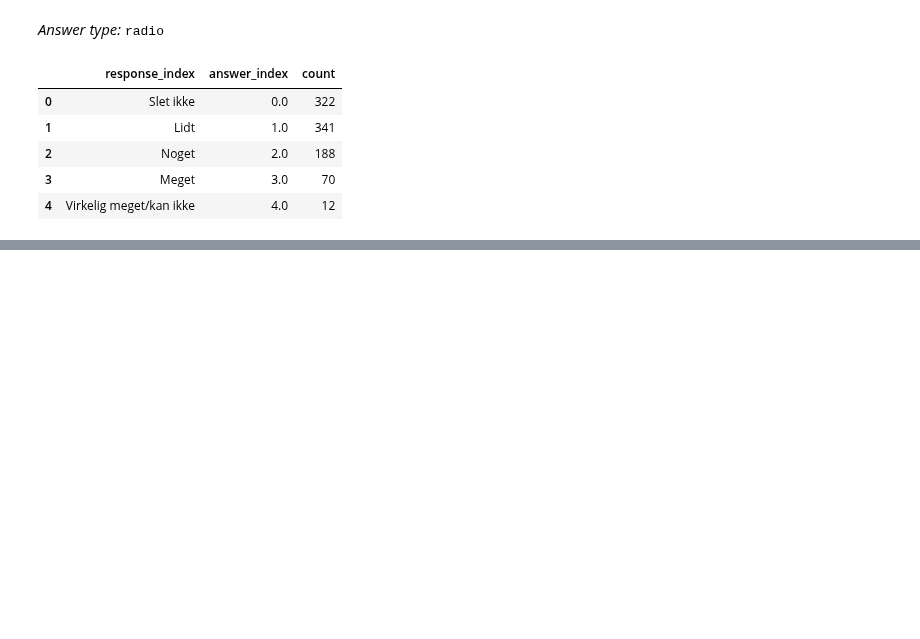
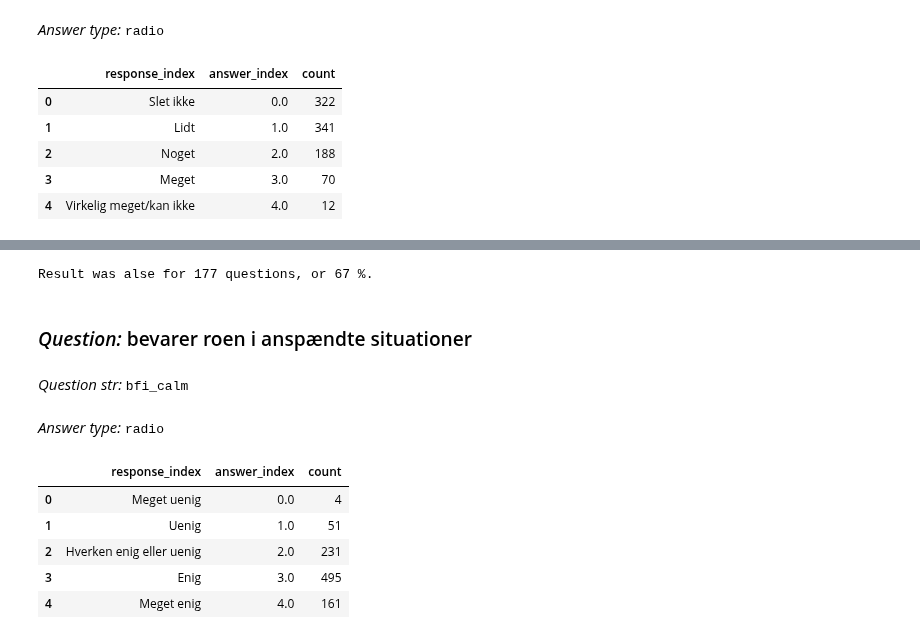
Before and after one commit to AllanLRH/master_thesis, a Jupyter notebook: morequestions/examine_questions_for_reversed_scales.ipynb, the cells around one changed output, grey strips where cells are left out. Saved outputs shown, nothing was run; the diff lists cells and outputs as text; code cells hidden in the pictures; blank space fills up the shorter version.

```diff
--- a/morequestions/examine_questions_for_reversed_scales.ipynb
+++ b/morequestions/examine_questions_for_reversed_scales.ipynb
@@ -207,0 +178,16 @@ False
+# %%
+print(f"Result was alse for {len(fails)} questions, or {len(fails)/len(summary_list)*100:.0f} %.")
+# %% [output]
+Result was alse for 177 questions, or 67 %.
+# %%
+misc.questionSummary(df, 'bfi_calm')
+# %% [output]
+Question: bevarer roen i anspændte situationer
+Question str: bfi_calm
+Answer type: radio
+|  | response_index | answer_index | count |
+| 0 | Meget uenig | 0.0 | 4 |
+| 1 | Uenig | 1.0 | 51 |
+| 2 | Hverken enig eller uenig | 2.0 | 231 |
+| 3 | Enig | 3.0 | 495 |
+| 4 | Meget enig | 4.0 | 161 |
```
Also changed, not shown: parts of 15 cells of this notebook, 1 other file.
